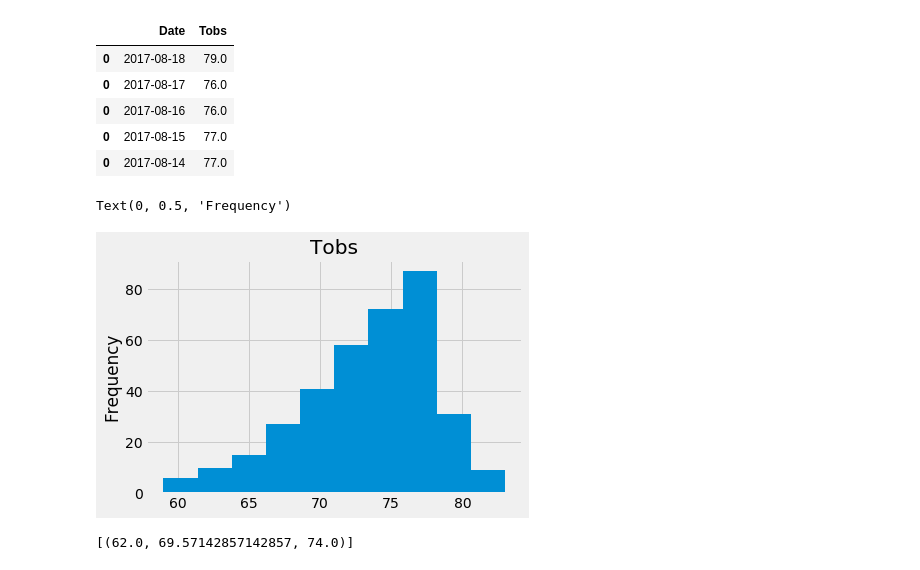
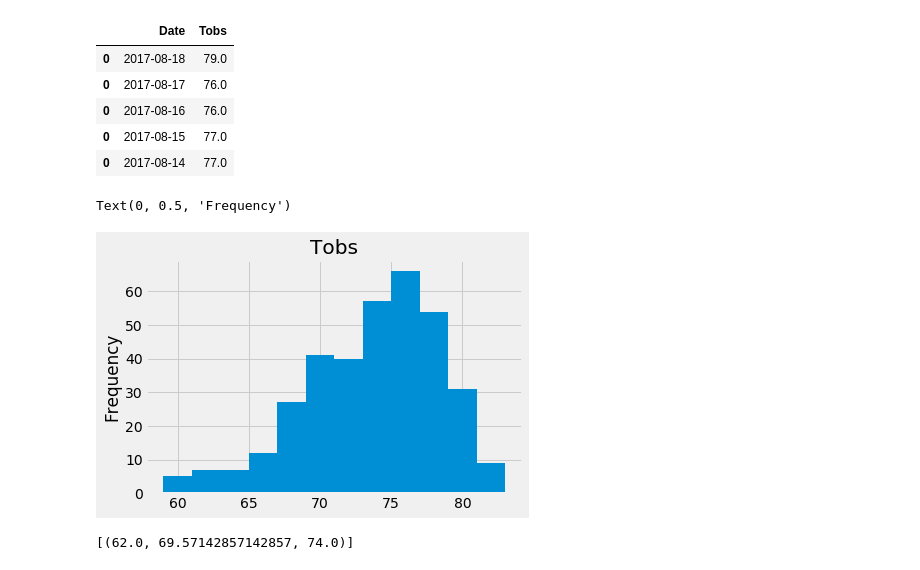
Before and after one commit to damuakula/ClimateExplorationTripPlanning, a Jupyter notebook: climate_app.ipynb, the cells around one changed output. Cells and saved outputs as stored; diff of their text form; code cells hidden in the pictures.

```diff
--- a/climate_app.ipynb
+++ b/climate_app.ipynb
@@ -217,13 +217,13 @@ temperatures_df.head()
 | 0 | 2017-08-15 | 77.0 |
 | 0 | 2017-08-14 | 77.0 |
 # %%
-plt.hist(temperatures_df['Tobs'])
+plt.hist(temperatures_df['Tobs'], bins=12)
 # Give the chart a title, x label, and y label
 plt.title("Tobs")
 plt.ylabel("Frequency")
 # %% [output]
 Text(0, 0.5, 'Frequency')
-[figure, old version]
+[figure, new version]
 # %%
 # This function called `calc_temps` will accept start date and end date in the format '%Y-%m-%d'
 # and return the minimum, average, and maximum temperatures for that range of dates
```
